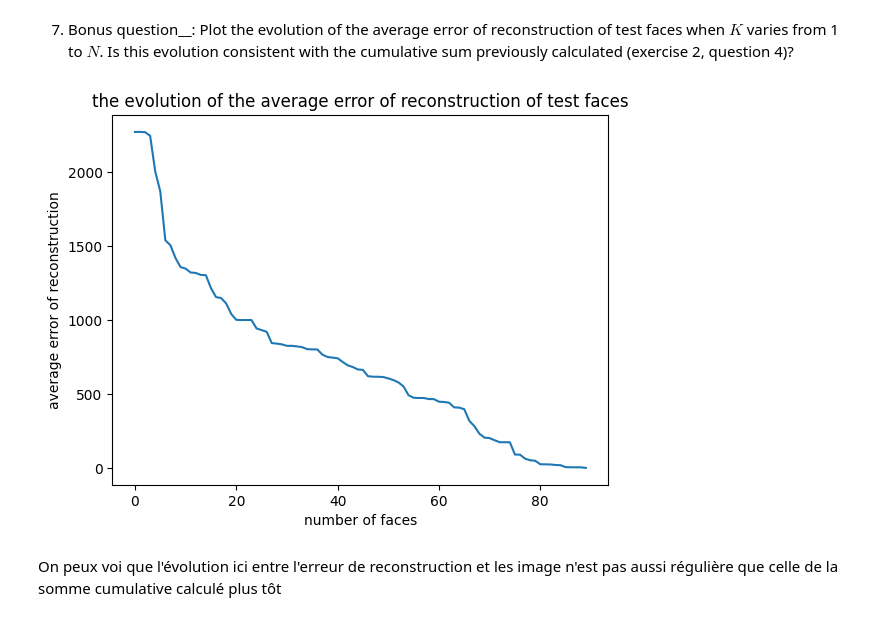
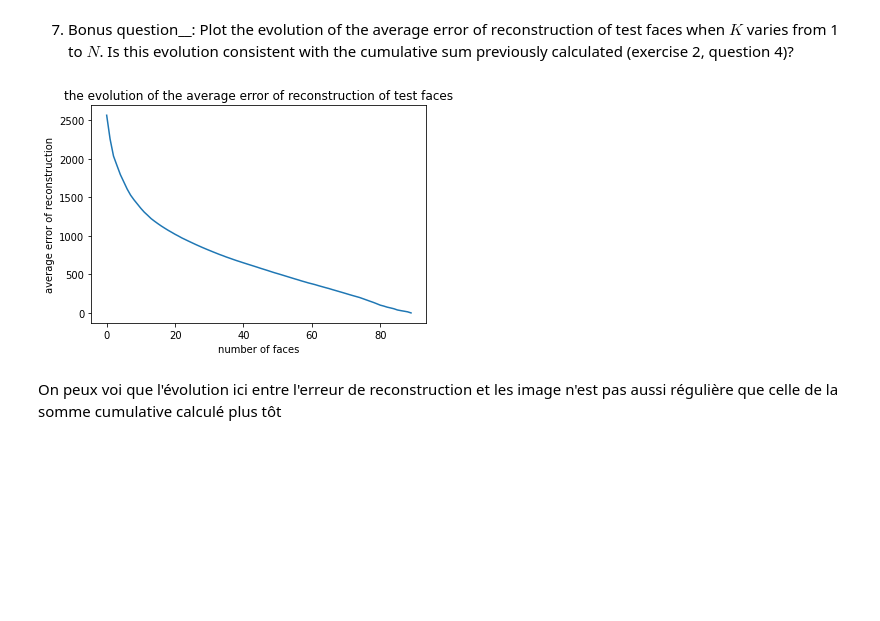
Before and after one commit to White-On/BIMA_Notebook, a Jupyter notebook: TME9-10.ipynb, the cells around one changed output. Saved outputs shown, nothing was run; the diff lists cells and outputs as text; code cells hidden in the pictures; blank space fills up the shorter version.

```diff
--- a/TME9-10.ipynb
+++ b/TME9-10.ipynb
@@ -403,15 +404,18 @@ On peux voir qu'il y a une différence importante entre les reconstructions des
 # %% [markdown]
 7. Bonus question__: Plot the evolution of the average error of reconstruction of test faces when $K$ varies from 1 to $N$. Is this evolution consistent with the cumulative sum previously calculated (exercise 2, question 4)?
 # %%
-X_err = np.array([errorReconstruct(reconstruct(projEigenface(X_train[:,49],MeanFace,U,k),MeanFace,U,k),X_train[:,49])
-                  for k in range(90)])
-plt.plot(X_err)
+img = X_train[:,20]
+X_err = np.array([errorReconstruct(reconstruct(projEigenface(X_train[:,i],MeanFace,U,k),MeanFace,U,k),X_train[:,i])
+                  for k in range(90) for i in range(90)])
+X_err = X_err.reshape((90,90))
+X_errMean = X_err.mean(axis=1)
+plt.plot(X_errMean)
 plt.title("the evolution of the average error of reconstruction of test faces")
 plt.xlabel("number of faces")
 plt.ylabel("average error of reconstruction")
 plt.show()
 # %% [output]
-[figure, old version]
+[figure, new version]
 # %% [markdown]
 On peux voi que l'évolution ici entre l'erreur de reconstruction et les image n'est pas aussi régulière que celle de la somme cumulative calculé plus tôt
 # %% [markdown]
```
Also changed, not shown: parts of 19 cells of this notebook.
